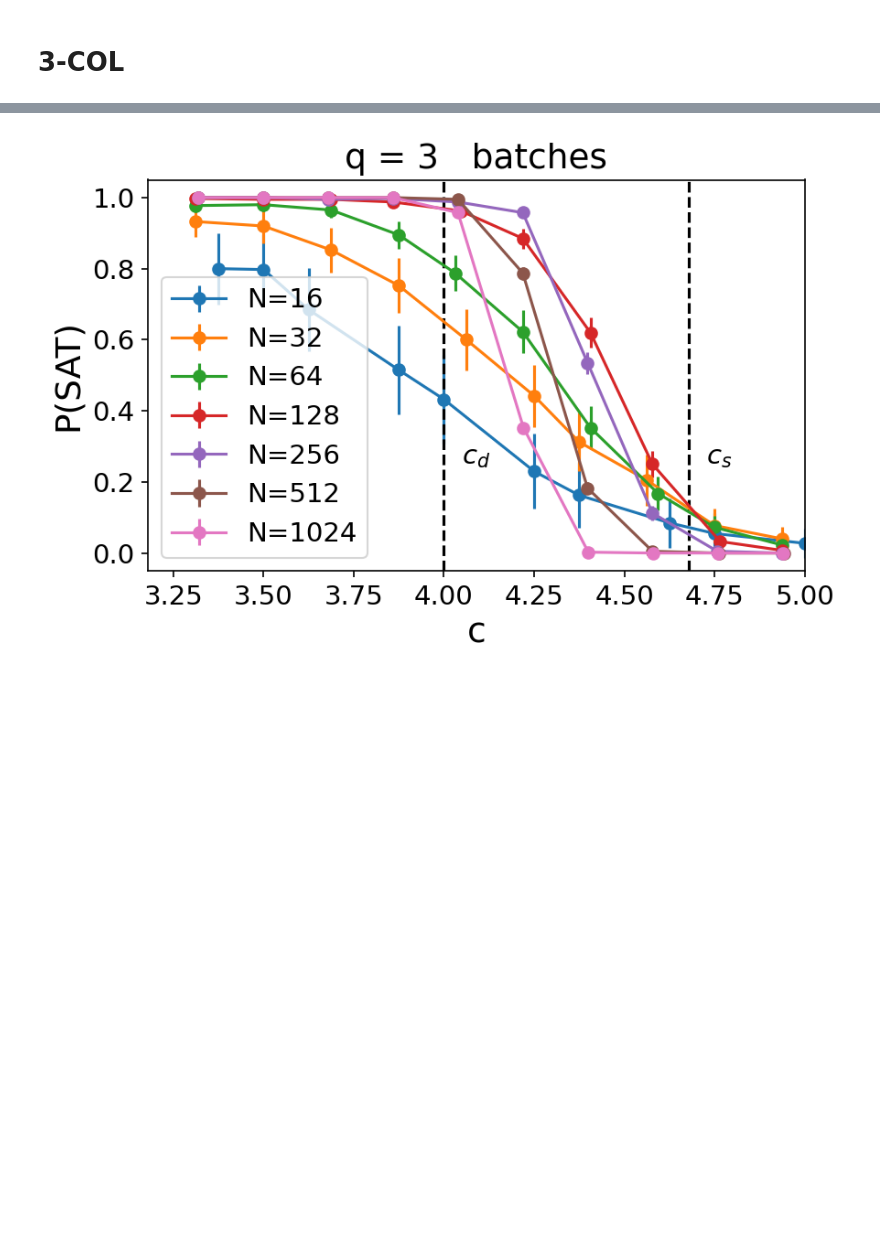
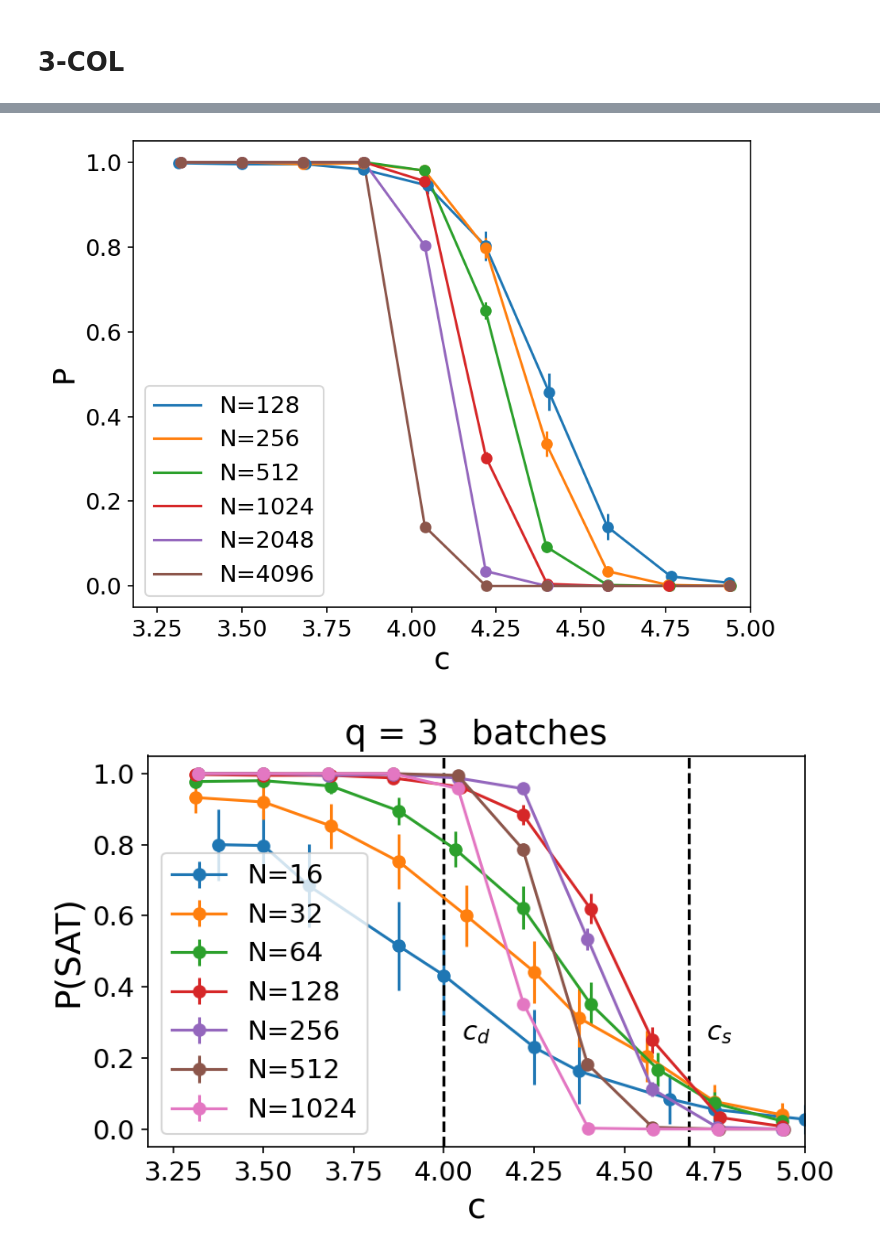
Before and after one commit to d4v1d-cub/PI-GNN-Coloring, a Jupyter notebook: plot_Geri_style_from_csv.ipynb, the cells around one changed output, grey strips where cells are left out. Saved outputs shown, nothing was run; the diff lists cells and outputs as text; code cells hidden in the pictures; blank space fills up the shorter version.

Commit message:
plotting for paper

```diff
--- a/plot_Geri_style_from_csv.ipynb
+++ b/plot_Geri_style_from_csv.ipynb
@@ -99,3 +128,23 @@ plot_model_curve(df3, figname, xlim, ylim, cd, cs, q, extra_label)
+# %%
+exp_min = 7
+exp_max = 12
+nmin = 2 ** exp_min
+nmax = 2 ** exp_max
+m_min = {}
+m_max = {}
+for exp in range(exp_min, exp_max + 1):
+    m_min[2 ** exp] = int(round(2 ** exp * cmin / 2))
+    m_max[2 ** exp] = int(round(2 ** exp * cmax / 2))
+ntrials = 5
+filename = f'{q}COL_rPI-GNN_ntrials={ntrials}.csv'
+figname = f'{path}/Coloring_q_{q}_rPI-GNN_ntrials_{ntrials}_nmin_{nmin}_nmax_{nmax}_scaling_times_paper.png'
+df3 = read_data(path, filename, nmin, nmax, m_min, m_max)
+xlim = (3.18, 5.0)
+ylim = (-0.05, 1.05)
+extra_label = "scaling times"
+plot_model_curve_paper(df3, figname, xlim, ylim)
+# %% [output]
+[figure, added]
 # %%
 exp_min = 4
 exp_max = 10
```
Also changed, not shown: parts of 3 cells of this notebook.
